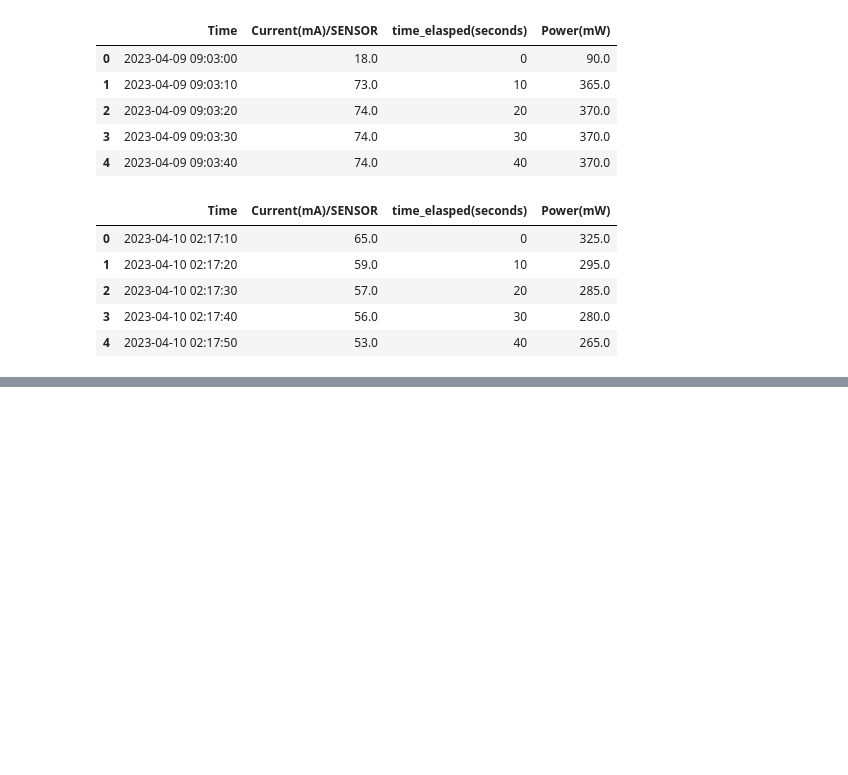
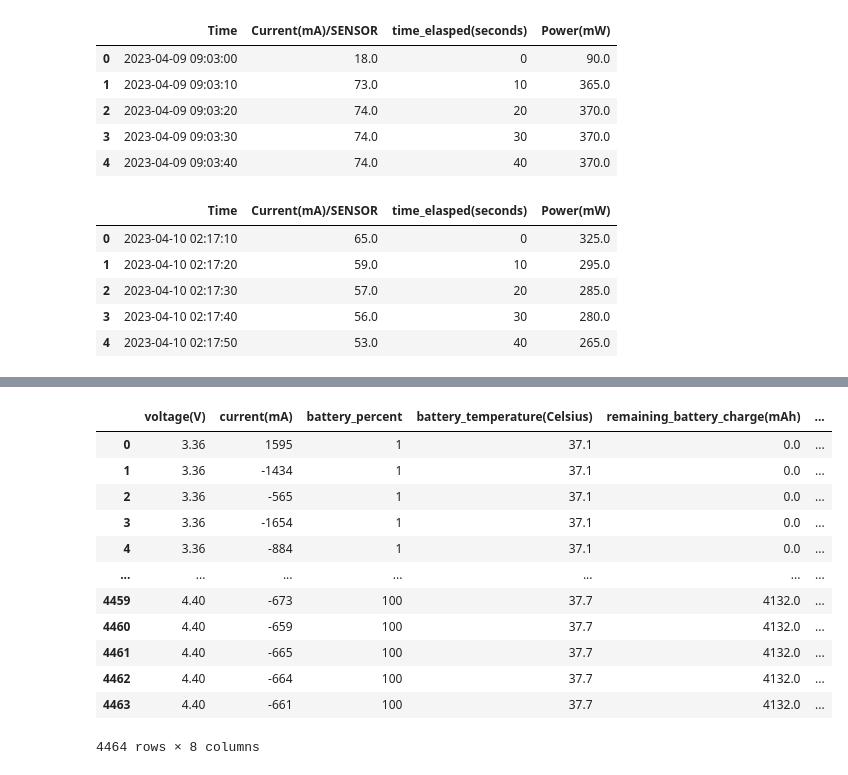
Before and after one commit to hrishi463/Phone-Battery, a Jupyter notebook: main.ipynb, the cells around one changed output, grey strips where cells are left out. Cells and saved outputs as stored; diff of their text form; code cells hidden in the pictures; blank space fills up the shorter version.

```diff
--- a/main.ipynb
+++ b/main.ipynb
@@ -211,0 +275,4 @@ iPhone7plus.head()
+# %%
+log1.drop(['useless1', 'useless2','useless3','useless'], axis=1,inplace=True)
+# %%
+x1 = log1.loc[log1['main'] == 'write']
@@ -211,0 +295,2 @@ iPhone7plus.head()
+# %%
+x1.reset_index(drop=True,inplace=True)
@@ -211,0 +313,18 @@ iPhone7plus.head()
+# %%
+df3["timestamp"] = x1['time']
+# %%
+df3
+# %% [output]
+|  | voltage(V) | current(mA) | battery_percent | battery_temperature(Celsius) | remaining_battery_charge(mAh) | ... |
+| 0 | 3.36 | 1595 | 1 | 37.1 | 0.0 | ... |
+| 1 | 3.36 | -1434 | 1 | 37.1 | 0.0 | ... |
+| 2 | 3.36 | -565 | 1 | 37.1 | 0.0 | ... |
+| 3 | 3.36 | -1654 | 1 | 37.1 | 0.0 | ... |
+| 4 | 3.36 | -884 | 1 | 37.1 | 0.0 | ... |
+| ... | ... | ... | ... | ... | ... | ... |
+| 4459 | 4.40 | -673 | 100 | 37.7 | 4132.0 | ... |
+| 4460 | 4.40 | -659 | 100 | 37.7 | 4132.0 | ... |
+| 4461 | 4.40 | -665 | 100 | 37.7 | 4132.0 | ... |
+| 4462 | 4.40 | -664 | 100 | 37.7 | 4132.0 | ... |
+| 4463 | 4.40 | -661 | 100 | 37.7 | 4132.0 | ... |
+4464 rows × 8 columns
```
Also changed, not shown: parts of 24 cells of this notebook, 5 other files.
